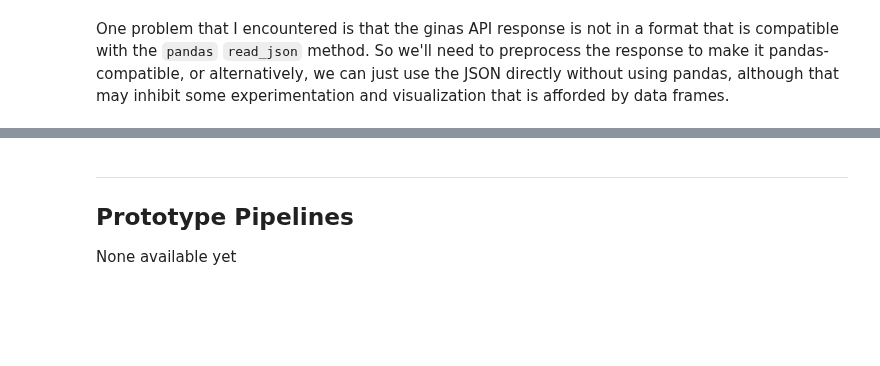
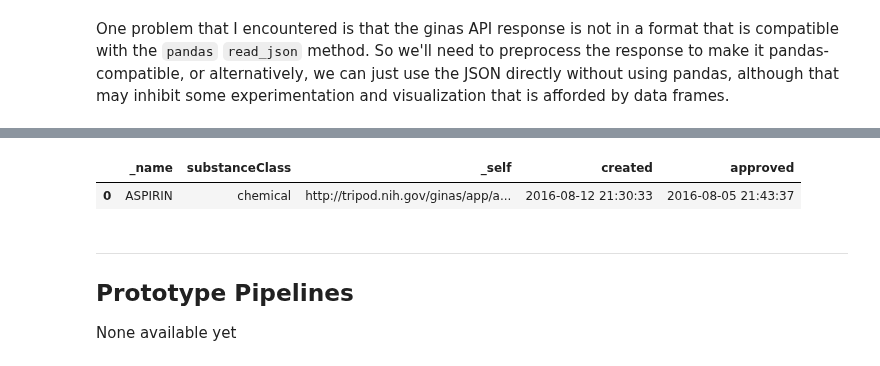
Before and after one commit to ncats/translator-workflows, a Jupyter notebook: CHEBIBioLinkGINAS.ipynb, the cells around one changed output, grey strips where cells are left out. Drawn from its saved outputs; the diff is of its cells as text; code cells hidden in the pictures; blank space fills up the shorter version.

Commit message:
Improves dataframe access to GINAS data. Adds .gitignore for Python. Adds NDEx example notebook

```diff
--- a/CHEBIBioLinkGINAS.ipynb
+++ b/CHEBIBioLinkGINAS.ipynb
@@ -159,9 +172,18 @@ The GINAS JSON result is not compatible with a pandas data frame, so we will hav
 pd.set_option('display.max_rows', 500)
 pd.set_option('display.max_columns', 500)
 pd.set_option('display.width', 3000)
+# pd.set_option('display.max_colwidth', 50)
+
+r = requests.get(ginasURL)
+c = r.json()
+# print(json.dumps(c, indent=2))
+df = pd.DataFrame(c['content'])
+
+#df = pd.DataFrame(json_normalize(c['content']))
 
 
-df = pd.read_json(ginasURL, typ='frame', orient="index")
-# df.head(5)
+
+# # df = pd.read_json(ginasURL, typ='frame', orient="index")
+# # df.head(5)
 df
 # %% [output]
@@ -169,3 +192,19 @@ ValueError: arrays must all be same length
+# %%
+from datetime import datetime
+from datetime import date
+
+df = pd.DataFrame(c['content'])
+
+newdf = pd.DataFrame(df)
+newdf.created = newdf.created.apply(lambda d: pd.to_datetime(d / 1000, unit='s'))
+newdf.approved = newdf.approved.apply(lambda d: pd.to_datetime(d / 1000, unit='s'))
+
+newdf = newdf[['_name', 'substanceClass', '_self', 'created', 'approved']]
+
+newdf
+# %% [output]
+|  | _name | substanceClass | _self | created | approved |
+| 0 | ASPIRIN | chemical | http://tripod.nih.gov/ginas/app/a... | 2016-08-12 21:30:33 | 2016-08-05 21:43:37 |
 # %% [markdown]
 ---
 
```
Also changed, not shown: parts of 5 cells of this notebook, 2 other files.
